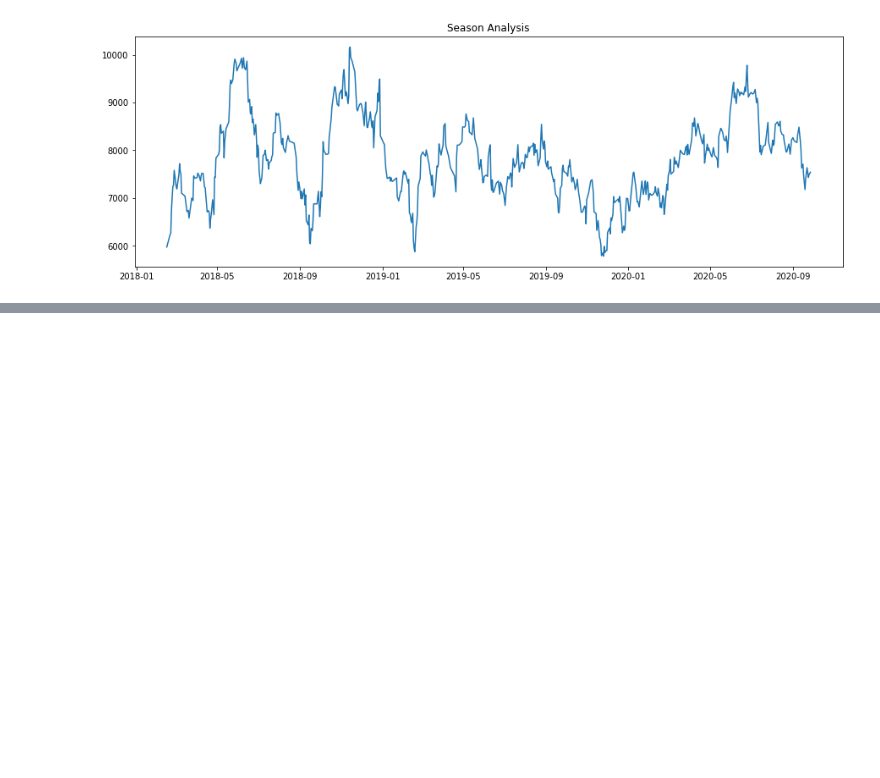
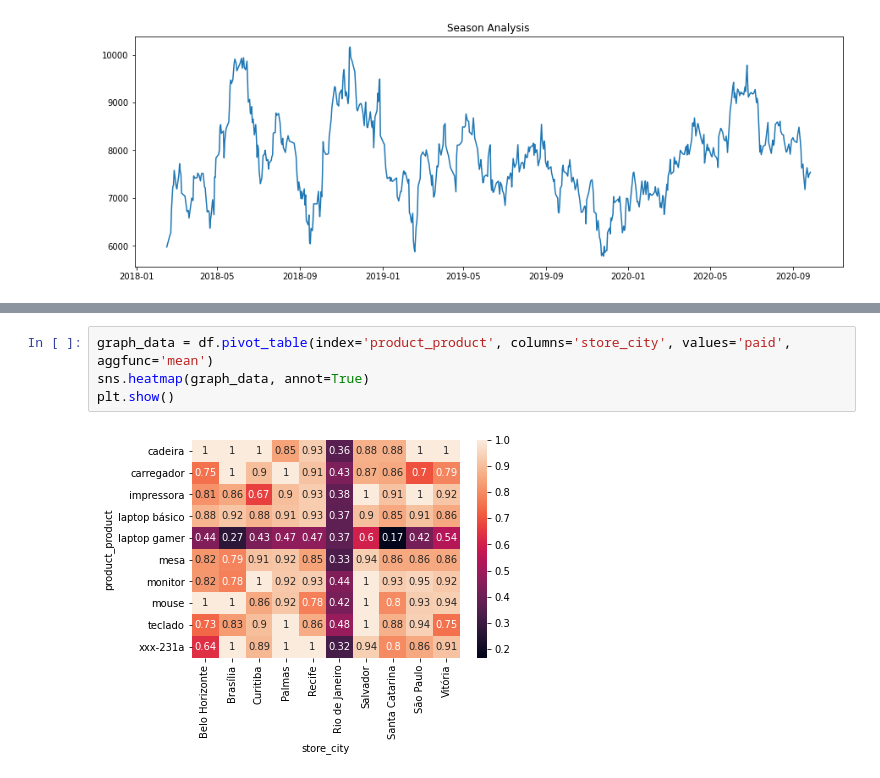
Before and after one commit to black-dev-x/pandas-cookbook, a Jupyter notebook: data-analysis/analysis.ipynb, the cells around one changed output, grey strips where cells are left out. Cells and saved outputs as stored; diff of their text form; blank space fills up the shorter version.

```diff
--- a/data-analysis/analysis.ipynb
+++ b/data-analysis/analysis.ipynb
@@ -745,0 +752,6 @@ Text(0.5, 1.0, 'Season Analysis')
+# %%
+graph_data = df.pivot_table(index='product_product', columns='store_city', values='paid', aggfunc='mean')
+sns.heatmap(graph_data, annot=True)
+plt.show()
+# %% [output]
+[figure, added]
```
Also changed, not shown: parts of 9 cells of this notebook.
